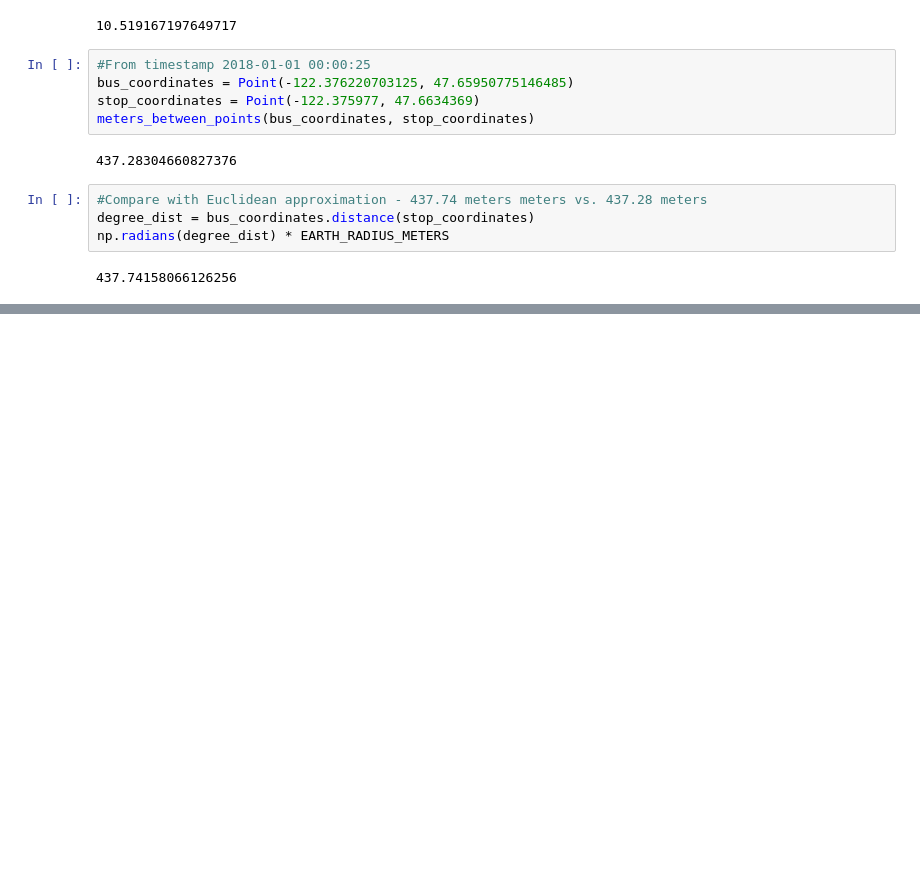
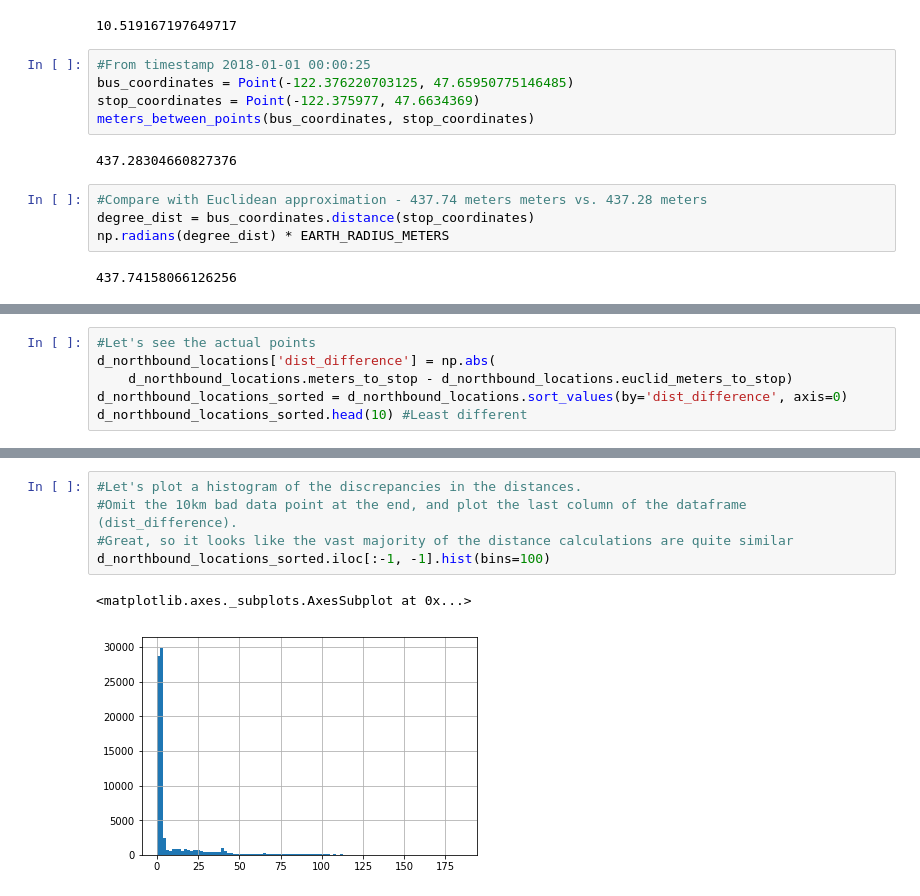
Before and after one commit to 350Seattle-Transportation-Team/gtfs-realtime, a Jupyter notebook: 04_transform_d_locations.ipynb, the cells around one changed output, grey strips where cells are left out. Drawn from its saved outputs; the diff is of its cells as text; blank space fills up the shorter version.

Commit message:
finish transforming D Line locations

```diff
--- a/04_transform_d_locations.ipynb
+++ b/04_transform_d_locations.ipynb
@@ -368,0 +390,6 @@ np.radians(degree_dist) * 6356.7523142 * 1000
+# %%
+#Let's see the actual points
+d_northbound_locations['dist_difference'] = np.abs(
+    d_northbound_locations.meters_to_stop - d_northbound_locations.euclid_meters_to_stop)
+d_northbound_locations_sorted = d_northbound_locations.sort_values(by='dist_difference', axis=0)
+d_northbound_locations_sorted.head(10) #Least different
@@ -368,0 +440,8 @@ np.radians(degree_dist) * 6356.7523142 * 1000
+# %%
+#Let's plot a histogram of the discrepancies in the distances.
+#Omit the 10km bad data point at the end, and plot the last column of the dataframe (dist_difference).
+#Great, so it looks like the vast majority of the distance calculations are quite similar
+d_northbound_locations_sorted.iloc[:-1, -1].hist(bins=100)
+# %% [output]
+<matplotlib.axes._subplots.AxesSubplot at 0x...>
+[figure, added]
```
Also changed, not shown: parts of 22 cells of this notebook.
